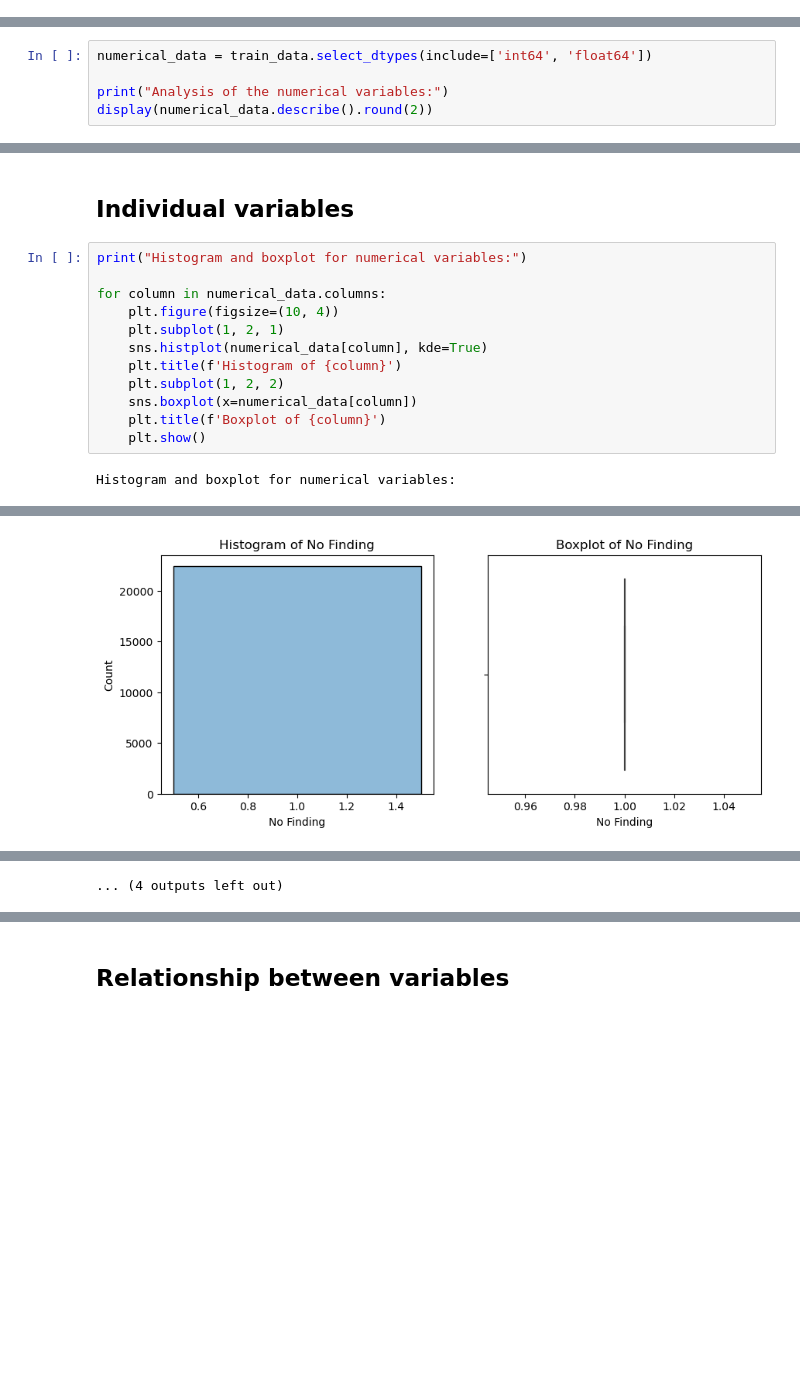
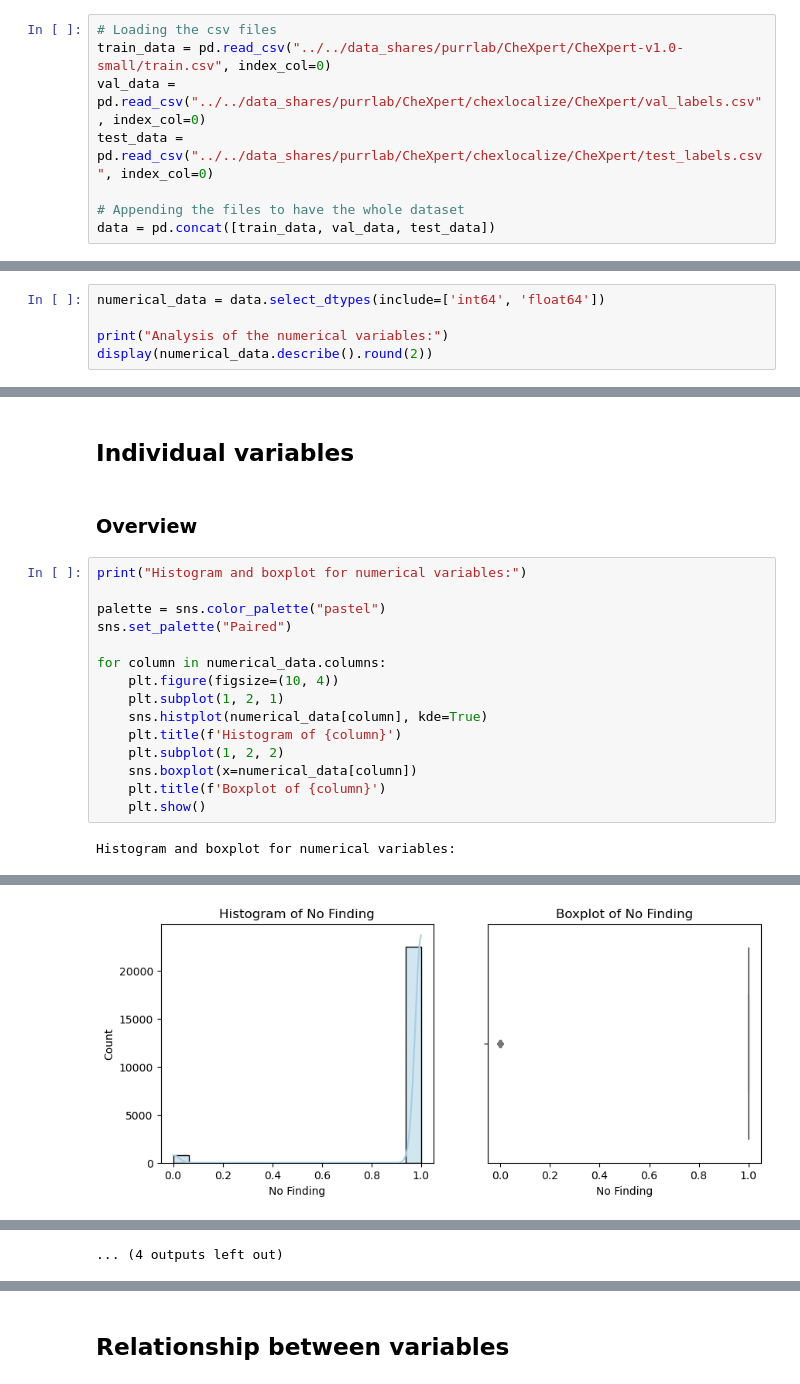
Before and after one commit to katarinakoke/Shortcuts-Problem-in-Medical-Image-Analysis, a Jupyter notebook: shortcuts-chest-xray-main/EDA/EDA.ipynb, the cells around one changed output, grey strips where cells are left out. Cells and saved outputs as stored; diff of their text form; blank space fills up the shorter version.

```diff
--- a/shortcuts-chest-xray-main/EDA/EDA.ipynb
+++ b/shortcuts-chest-xray-main/EDA/EDA.ipynb
@@ -37,0 +43,8 @@ train_data
+# %%
+# Loading the csv files
+train_data = pd.read_csv("../../data_shares/purrlab/CheXpert/CheXpert-v1.0-small/train.csv", index_col=0)
+val_data = pd.read_csv("../../data_shares/purrlab/CheXpert/chexlocalize/CheXpert/val_labels.csv", index_col=0)
+test_data = pd.read_csv("../../data_shares/purrlab/CheXpert/chexlocalize/CheXpert/test_labels.csv", index_col=0)
+
+# Appending the files to have the whole dataset
+data = pd.concat([train_data, val_data, test_data])
@@ -94,7 +125,7 @@ dtype: int64
 # %% [markdown]
 ## Summary of the data
 # %%
-numerical_data = train_data.select_dtypes(include=['int64', 'float64'])
+numerical_data = data.select_dtypes(include=['int64', 'float64'])
 
 print("Analysis of the numerical variables:")
 display(numerical_data.describe().round(2))
@@ -159,7 +196,12 @@ dtype: float64
 # %% [markdown]
 ## Individual variables
+# %% [markdown]
+### Overview
 # %%
 print("Histogram and boxplot for numerical variables:")
+
+palette = sns.color_palette("pastel")
+sns.set_palette("Paired")
 
 for column in numerical_data.columns:
     plt.figure(figsize=(10, 4))
@@ -176 +218 @@ Histogram and boxplot for numerical variables:
-[figure, old version]
+[figure, new version]
```
Also changed, not shown: parts of 66 cells of this notebook, 1 other file.
